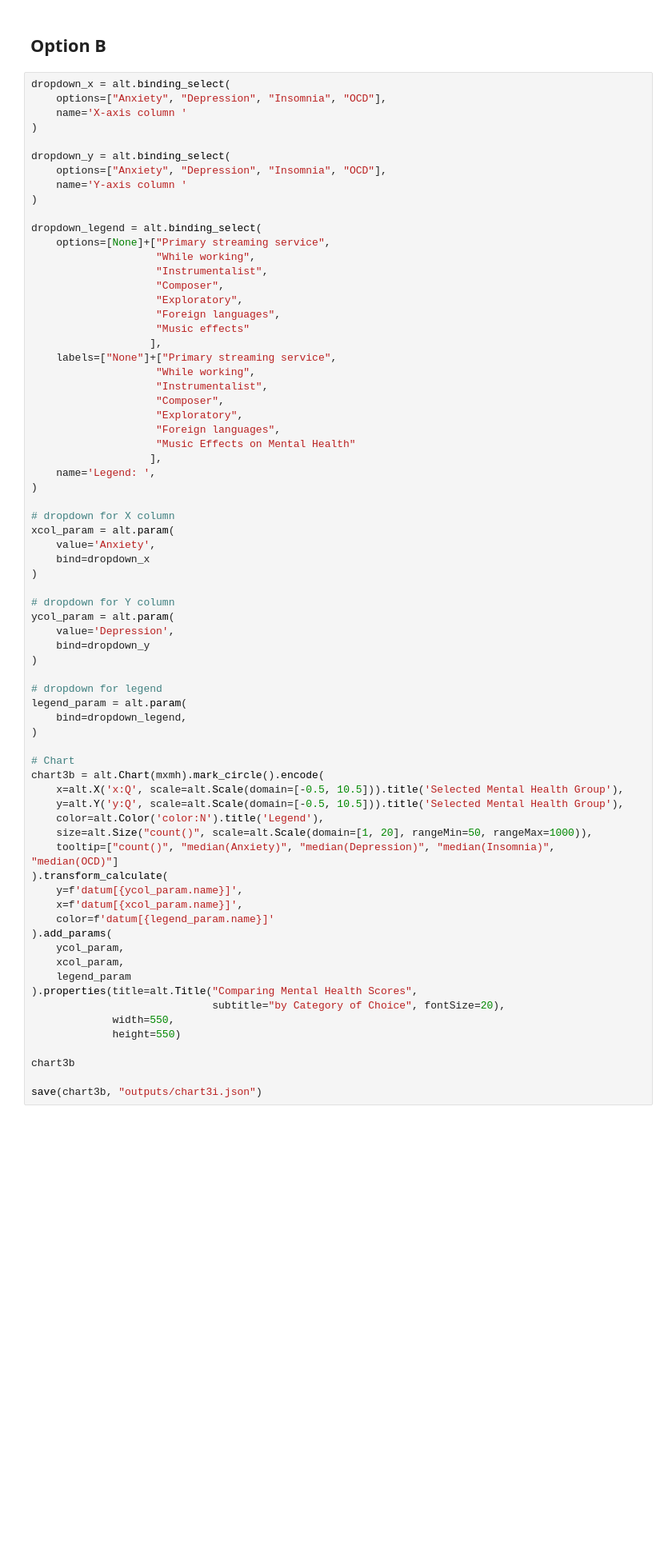
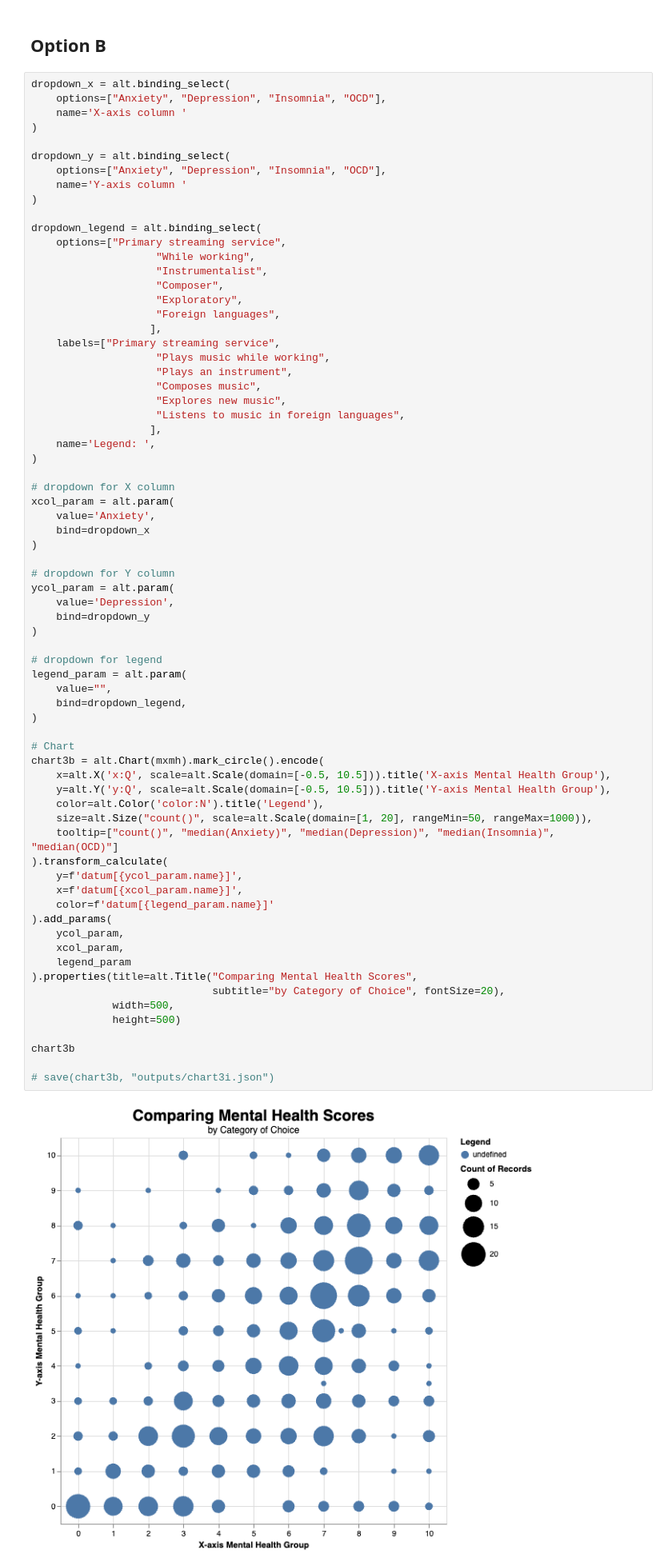
Before and after one commit to ubc-dsci320-2024w2/project-team_fabfour, a Jupyter notebook: ungraded/charts_Jessica.ipynb, the cells around one changed output. Shown at 80% size. Drawn from its saved outputs; the diff is of its cells as text; blank space fills up the shorter version.

```diff
--- a/ungraded/charts_Jessica.ipynb
+++ b/ungraded/charts_Jessica.ipynb
@@ -220,21 +221,19 @@ dropdown_y = alt.binding_select(
 )
 
 dropdown_legend = alt.binding_select(
-    options=[None]+["Primary streaming service",
+    options=["Primary streaming service",
                     "While working",
                     "Instrumentalist",
                     "Composer",
                     "Exploratory",
                     "Foreign languages",
-                    "Music effects"
                    ],
-    labels=["None"]+["Primary streaming service",
-                    "While working",
-                    "Instrumentalist",
-                    "Composer",
-                    "Exploratory",
-                    "Foreign languages",
-                    "Music Effects on Mental Health"
+    labels=["Primary streaming service",
+                    "Plays music while working",
+                    "Plays an instrument",
+                    "Composes music",
+                    "Explores new music",
+                    "Listens to music in foreign languages",
                    ],
     name='Legend: ',
 )
@@ -247,35 +246,38 @@ xcol_param = alt.param(
 
 # dropdown for Y column
 ycol_param = alt.param(
     value='Depression',
     bind=dropdown_y
 )
 
 # dropdown for legend
 legend_param = alt.param(
+    value="",
     bind=dropdown_legend,
 )
 
 # Chart
 chart3b = alt.Chart(mxmh).mark_circle().encode(
-    x=alt.X('x:Q', scale=alt.Scale(domain=[-0.5, 10.5])).title('Selected Mental Health Group'),
-    y=alt.Y('y:Q', scale=alt.Scale(domain=[-0.5, 10.5])).title('Selected Mental Health Group'),
+    x=alt.X('x:Q', scale=alt.Scale(domain=[-0.5, 10.5])).title('X-axis Mental Health Group'),
+    y=alt.Y('y:Q', scale=alt.Scale(domain=[-0.5, 10.5])).title('Y-axis Mental Health Group'),
     color=alt.Color('color:N').title('Legend'),
     size=alt.Size("count()", scale=alt.Scale(domain=[1, 20], rangeMin=50, rangeMax=1000)),
     tooltip=["count()", "median(Anxiety)", "median(Depression)", "median(Insomnia)", "median(OCD)"]
 ).transform_calculate(
     y=f'datum[{ycol_param.name}]',
     x=f'datum[{xcol_param.name}]',
     color=f'datum[{legend_param.name}]'
 ).add_params(
     ycol_param,
     xcol_param,
     legend_param
 ).properties(title=alt.Title("Comparing Mental Health Scores",
                              subtitle="by Category of Choice", fontSize=20),
-             width=550,
-             height=550)
+             width=500,
+             height=500)
 
 chart3b
 
-save(chart3b, "outputs/chart3i.json")
+# save(chart3b, "outputs/chart3i.json")
+# %% [output]
+[figure, added]
```
Also changed, not shown: parts of 7 cells of this notebook, 6 other files.
